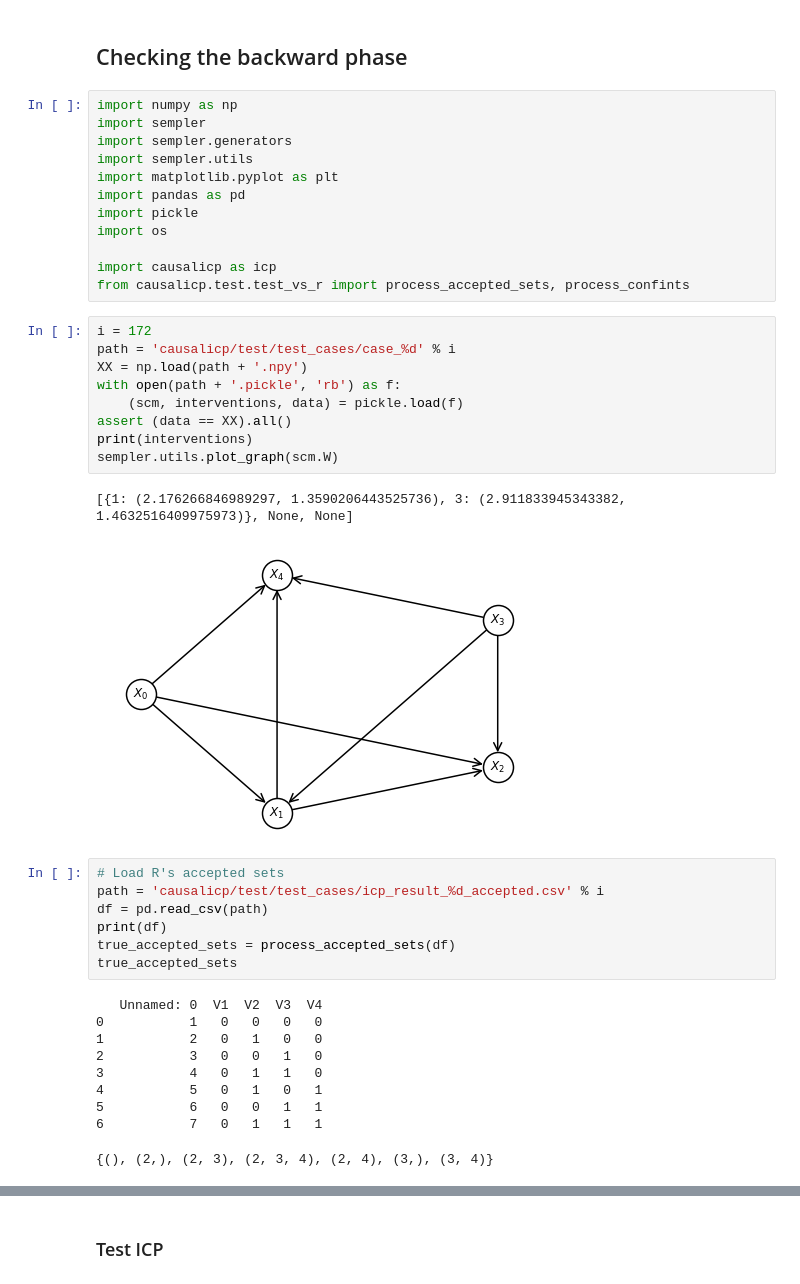
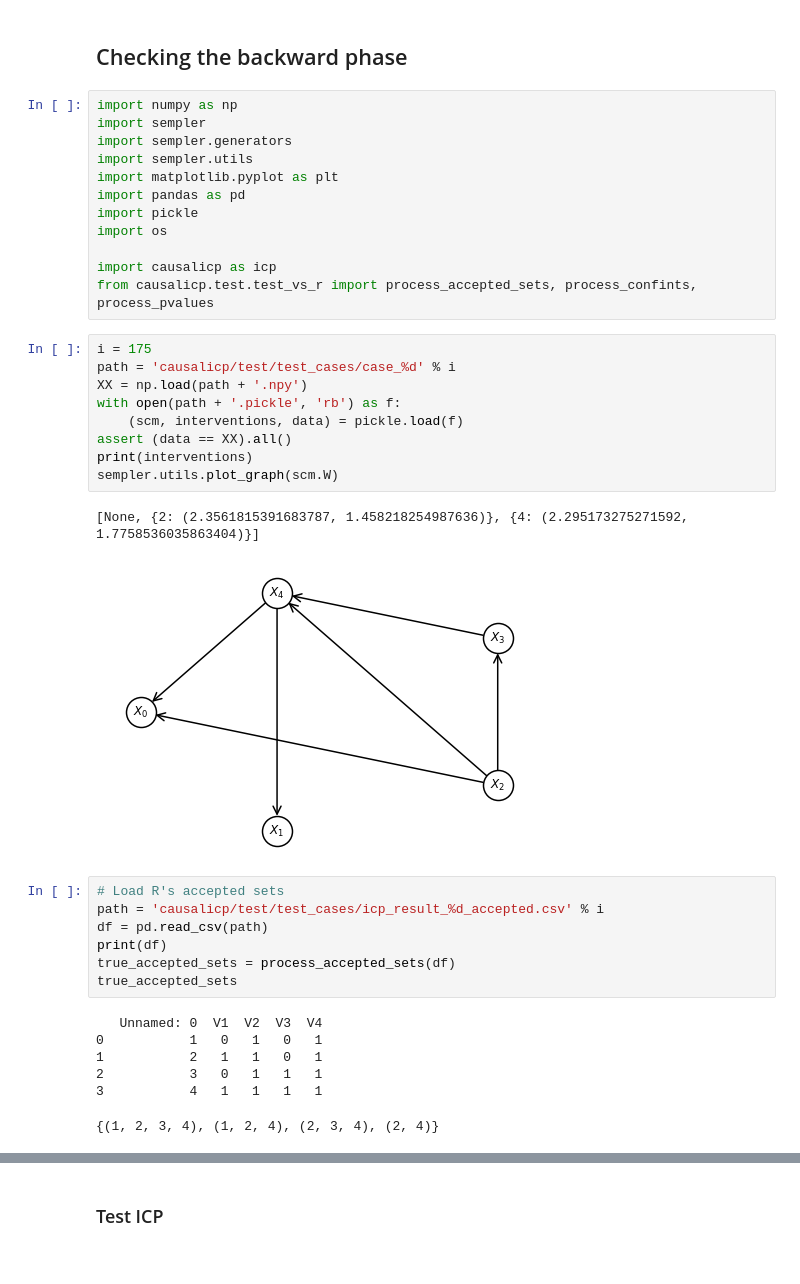
Before and after one commit to juangamella/icp, a Jupyter notebook: test.ipynb, the cells around one changed output, grey strips where cells are left out. Drawn from its saved outputs; the diff is of its cells as text.

```diff
--- a/test.ipynb
+++ b/test.ipynb
@@ -11,19 +11,19 @@ import pickle
 import os
 
 import causalicp as icp
-from causalicp.test.test_vs_r import process_accepted_sets, process_confints
+from causalicp.test.test_vs_r import process_accepted_sets, process_confints, process_pvalues
 # %%
-i = 172
+i = 175
 path = 'causalicp/test/test_cases/case_%d' % i
 XX = np.load(path + '.npy')
 with open(path + '.pickle', 'rb') as f:
     (scm, interventions, data) = pickle.load(f)
 assert (data == XX).all()
 print(interventions)
 sempler.utils.plot_graph(scm.W)
 # %% [output]
-[{1: (2.176266846989297, 1.3590206443525736), 3: (2.911833945343382, 1.4632516409975973)}, None, None]
+[None, {2: (2.3561815391683787, 1.458218254987636)}, {4: (2.295173275271592, 1.7758536035863404)}]
-[figure, old version]
+[figure, new version]
 # %%
 # Load R's accepted sets
 path = 'causalicp/test/test_cases/icp_result_%d_accepted.csv' % i
@@ -33,14 +33,11 @@ true_accepted_sets = process_accepted_sets(df)
 true_accepted_sets
 # %% [output]
    Unnamed: 0  V1  V2  V3  V4
-0           1   0   0   0   0
-1           2   0   1   0   0
-2           3   0   0   1   0
-3           4   0   1   1   0
-4           5   0   1   0   1
-5           6   0   0   1   1
-6           7   0   1   1   1
+0           1   0   1   0   1
+1           2   1   1   0   1
+2           3   0   1   1   1
+3           4   1   1   1   1
-{(), (2,), (2, 3), (2, 3, 4), (2, 4), (3,), (3, 4)}
+{(1, 2, 3, 4), (1, 2, 4), (2, 3, 4), (2, 4)}
 # %%
 # Load R's confidence intervals
 path = 'causalicp/test/test_cases/icp_result_%d_confints.csv' % i
```
Also changed, not shown: parts of 11 cells of this notebook, 1 other file.
